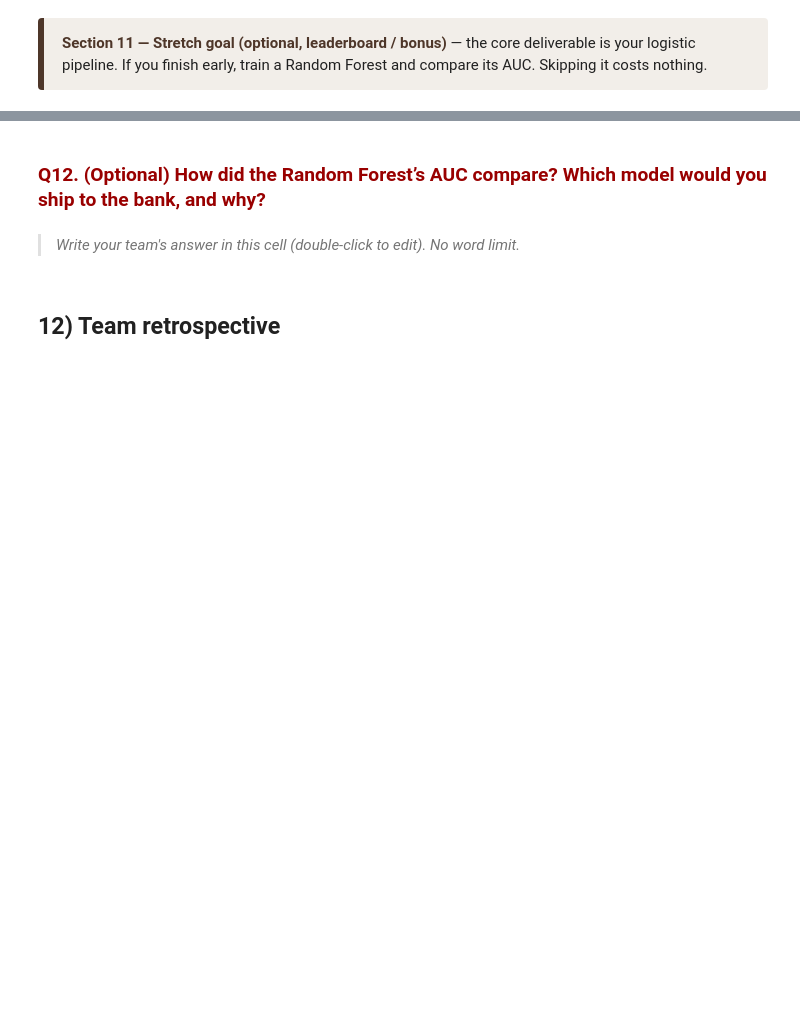
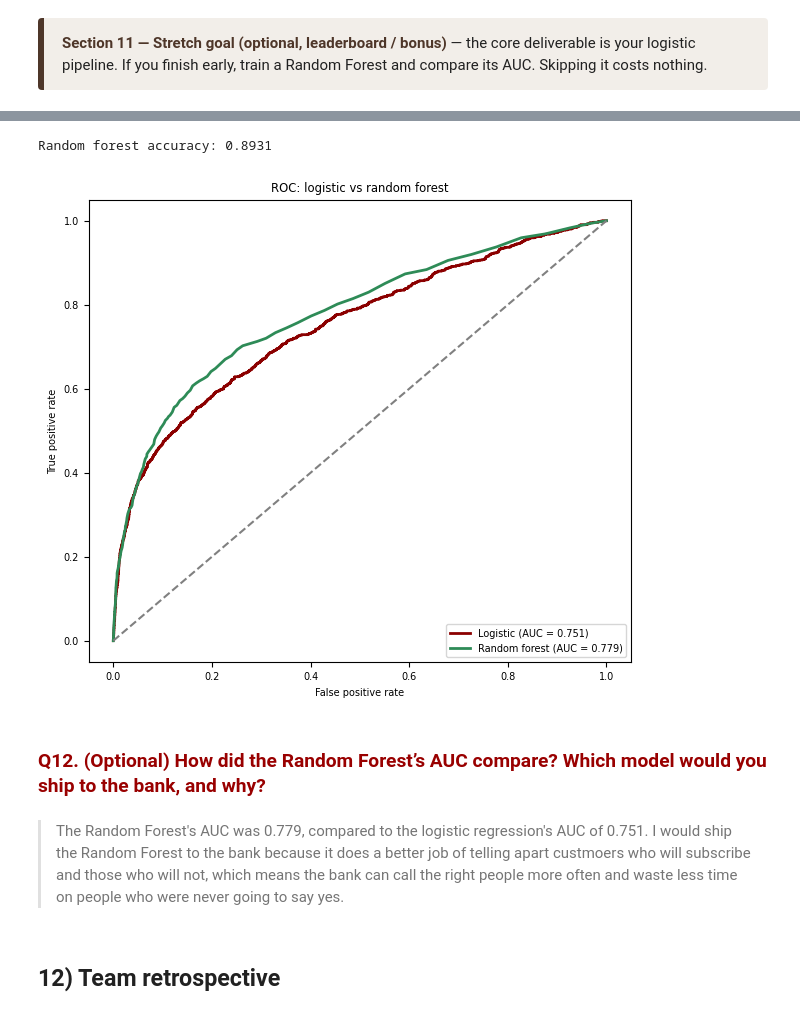
Before and after one commit to blvberrii/Brown-Assignment-1.3, a Jupyter notebook: Team3_logistic_regression_1_3.ipynb, the cells around one changed output, grey strips where cells are left out. Saved outputs shown, nothing was run; the diff lists cells and outputs as text; code cells hidden in the pictures; blank space fills up the shorter version.

```diff
--- a/Team3_logistic_regression_1_3.ipynb
+++ b/Team3_logistic_regression_1_3.ipynb
@@ -463,7 +480,31 @@ Random forest accuracy: 0.8931
+# %%
+# OPTIONAL — Random Forest
+rf = RandomForestClassifier(n_estimators=200, random_state=42)
+rf.fit(X_train_scaled, y_train)      # rf.fit(...)
+rf_pred = rf.predict(X_test_scaled)
+rf_acc = accuracy_score(y_test, rf_pred)
+print(f"Random forest accuracy: {rf_acc:.4f}")
+# accuracy, then probabilities -> ROC + AUC, plotted against logistic
+rf_probs = rf.predict_proba(X_test_scaled)[:, 1]
+rf_fpr, rf_tpr, rf_thresholds = roc_curve(y_test, rf_probs)
+rf_auc = roc_auc_score(y_test, rf_probs)
+
+plt.figure(figsize=(7,6))
+plt.plot(fpr, tpr, color='darkred', linewidth=2, label=f"Logistic (AUC = {auc:.3f})")
+plt.plot(rf_fpr, rf_tpr, color='seagreen', linewidth=2, label=f"Random forest (AUC = {rf_auc:.3f})")
+plt.plot([0,1], [0,1], color='grey', linestyle='dashed')
+plt.xlabel("False positive rate")
+plt.ylabel("True positive rate")
+plt.title("ROC: logistic vs random forest")
+plt.legend(loc='lower right')
+plt.show()
+# %% [output]
+Random forest accuracy: 0.8931
+[figure, added]
 # %% [markdown]
 ### <span style="color:#990000">Q12. (Optional) How did the Random Forest’s AUC compare? Which model would you ship to the bank, and why?</span>
-# %% [markdown]
-> *Write your team's answer in this cell (double-click to edit). No word limit.*
+# %% [markdown]
+> The Random Forest's AUC was 0.779, compared to the logistic regression's AUC of 0.751. I would ship the Random Forest to the bank because it does a better job of telling apart custmoers who will subscribe and those who will not, which means the bank can call the right people more often and waste less time on people who were never going to say yes.
 # %% [markdown]
 ## 12) Team retrospective
 # %% [markdown]
```
Also changed, not shown: parts of 48 cells of this notebook.
